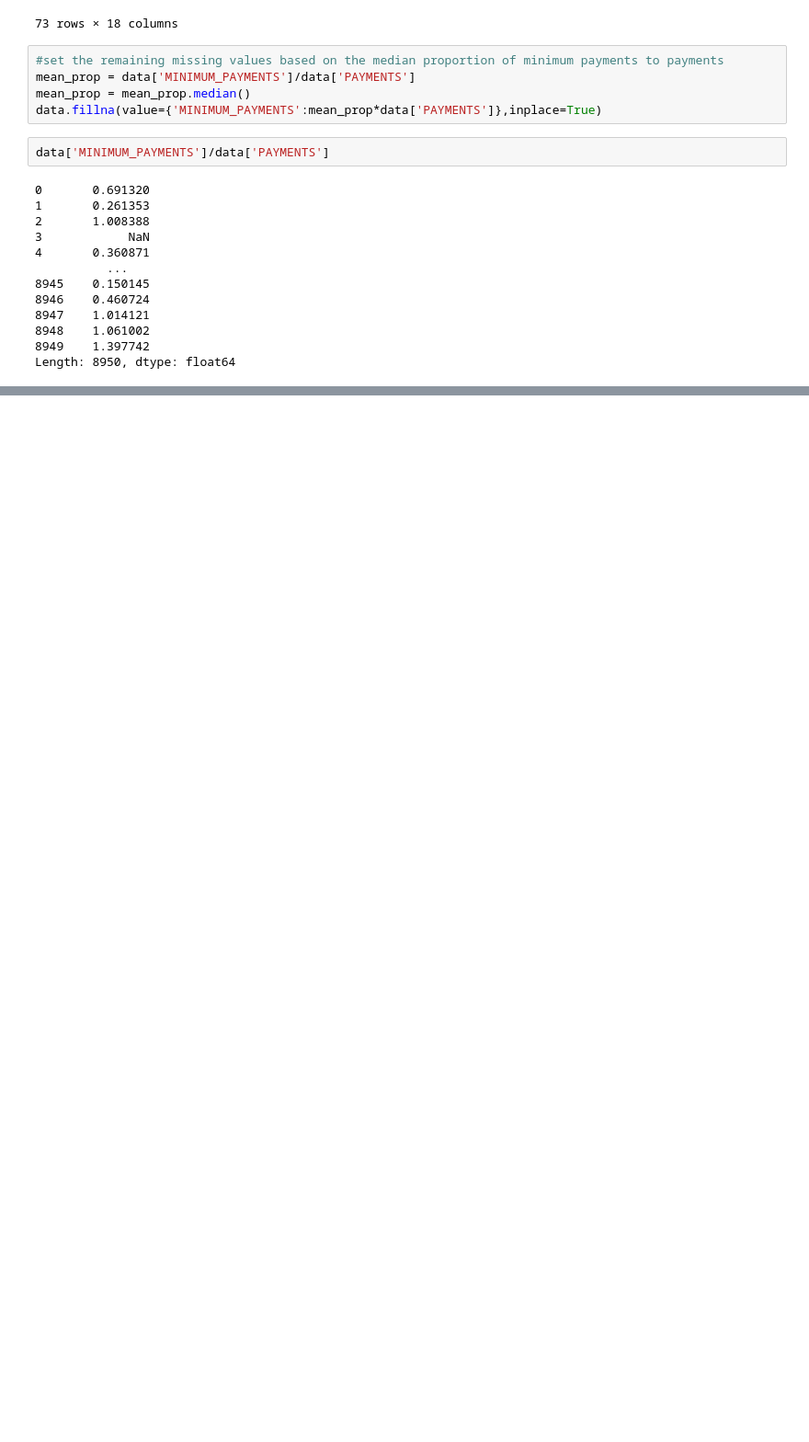
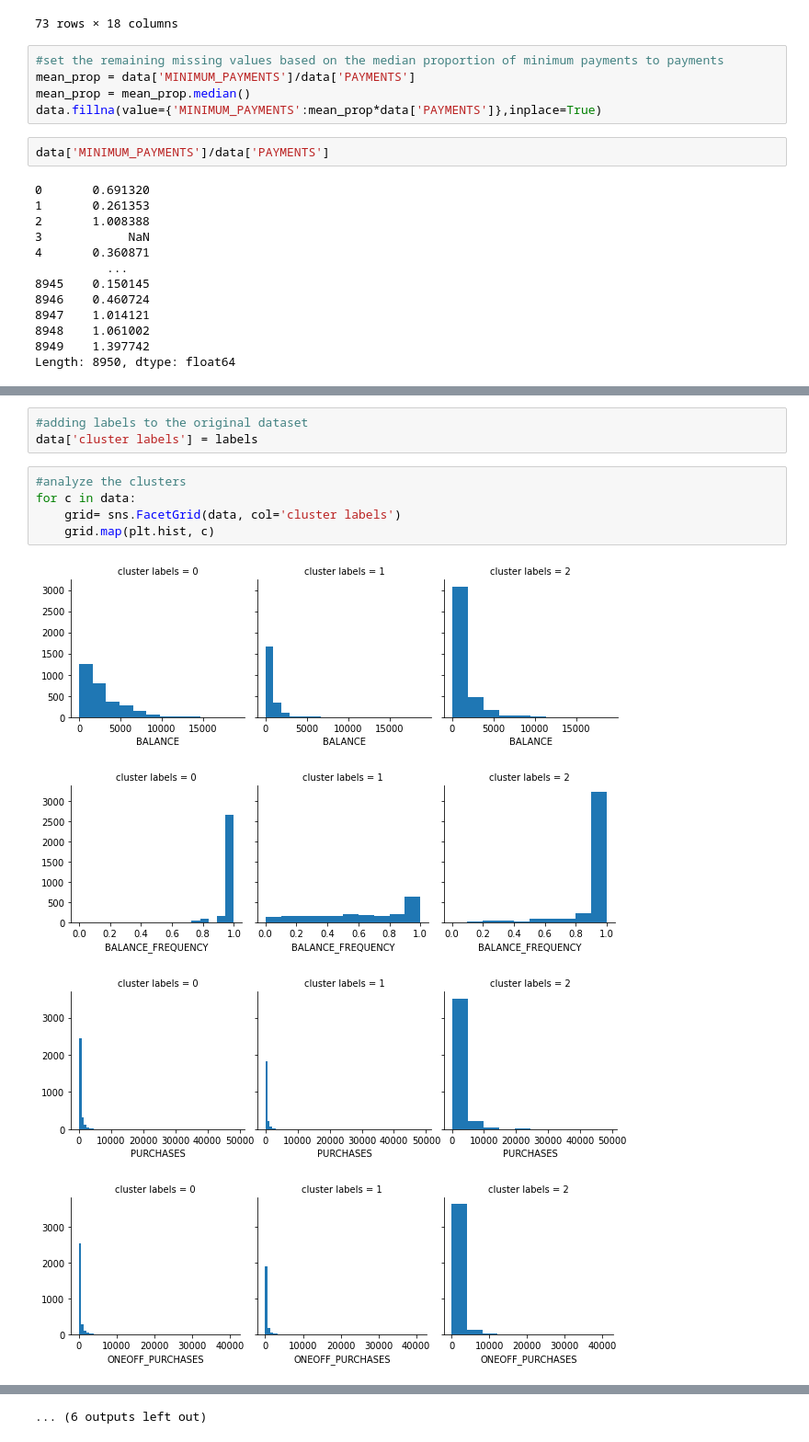
Before and after one commit to AntonioMoralCevallos/BA820-GroupProject, a Jupyter notebook: EDA_Antonio.ipynb, the cells around one changed output, grey strips where cells are left out. Shown at 92% size. Cells and saved outputs as stored; diff of their text form; blank space fills up the shorter version.

```diff
--- a/EDA_Antonio.ipynb
+++ b/EDA_Antonio.ipynb
@@ -130,0 +202,13 @@ memory usage: 1.2+ MB
+# %%
+#adding labels to the original dataset
+data['cluster labels'] = labels
+# %%
+#analyze the clusters
+for c in data:
+    grid= sns.FacetGrid(data, col='cluster labels')
+    grid.map(plt.hist, c)
+# %% [output]
+[figure, added]
+[figure, added]
+[figure, added]
+[figure, added]
@@ -130,0 +223 @@ memory usage: 1.2+ MB
+... (6 outputs left out)
```
Also changed, not shown: parts of 14 cells of this notebook.
